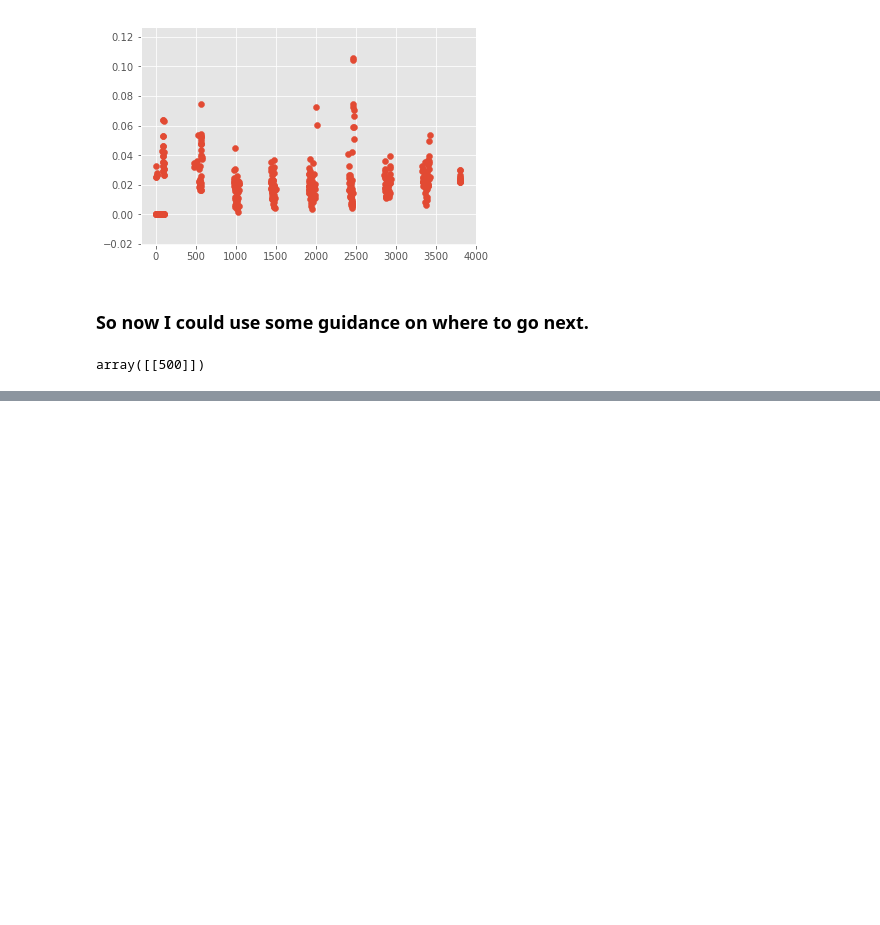
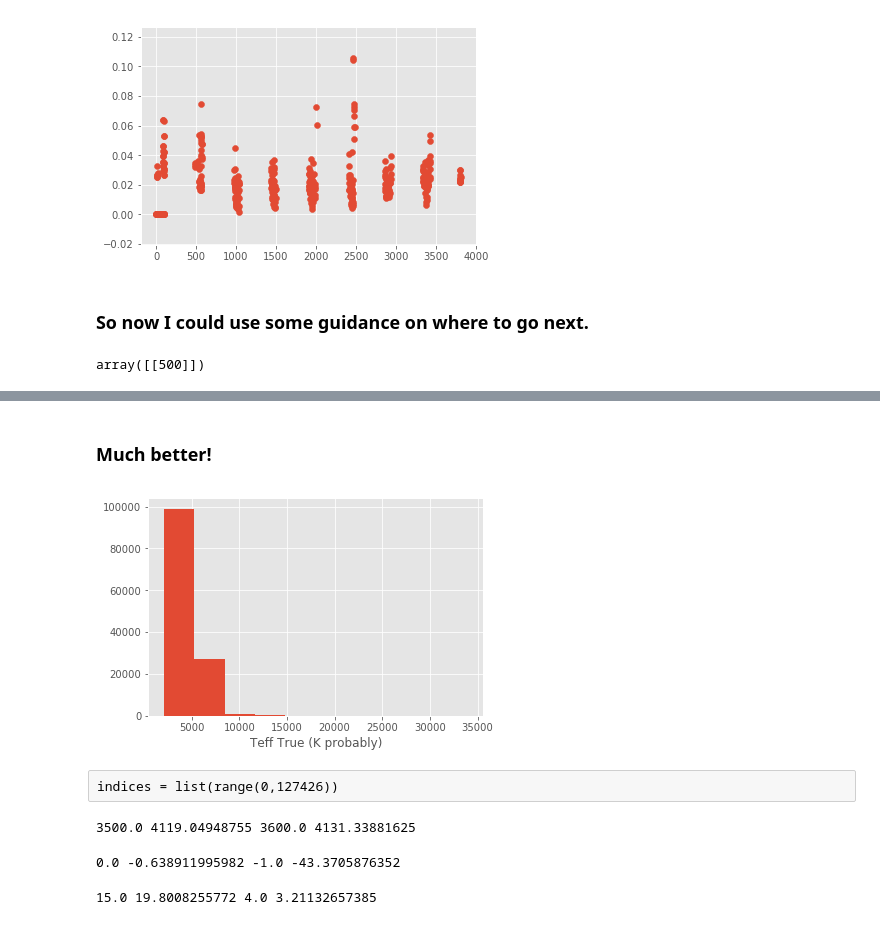
Before and after one commit to yoachim/LSST_narrowband, a Jupyter notebook: KDtrees_stuff.ipynb, the cells around one changed output, grey strips where cells are left out. Drawn from its saved outputs; the diff is of its cells as text; code cells hidden in the pictures; blank space fills up the shorter version.

```diff
--- a/KDtrees_stuff.ipynb
+++ b/KDtrees_stuff.ipynb
@@ -194,0 +228,5 @@ class stellar_param_fitter(object):
+# %%
+temp = np.load('stars_from_catsim.npz')
+# Have to copy to get it into memory, otherwise it reads off disk every time - good to know!
+sim_data = temp['from_catsim'].copy()
+temp.close()
@@ -194,0 +313,9 @@ class stellar_param_fitter(object):
+# %% [markdown]
+### Much better!
+# %%
+plt.hist(sim_data['teff'])
+plt.xlabel('Teff True (K probably)');
+# %% [output]
+[figure, added]
+# %% [raw]
+indices = list(range(0,127426))
@@ -194,0 +327,7 @@ class stellar_param_fitter(object):
+# %%
+# one would hope for the median temps to be identical, right?
+
+print(np.median(predicted_temps), np.mean(predicted_temps),
+      np.median(actual_temps), np.mean(actual_temps))
+# %% [output]
+3500.0 4119.04948755 3600.0 4131.33881625
@@ -194,0 +339,5 @@ class stellar_param_fitter(object):
+# %%
+print(np.median(predicted_Z), np.mean(predicted_Z),
+      np.median(actual_Z), np.mean(actual_Z)) # - what?
+# %% [output]
+0.0 -0.638911995982 -1.0 -43.3705876352
@@ -194,0 +347,5 @@ class stellar_param_fitter(object):
+# %%
+print(np.median(predicted_g), np.mean(predicted_g),
+      np.median(actual_g), np.mean(actual_g))
+# %% [output]
+15.0 19.8008255772 4.0 3.21132657385
```
Also changed, not shown: parts of 29 cells of this notebook, 2 other files.
